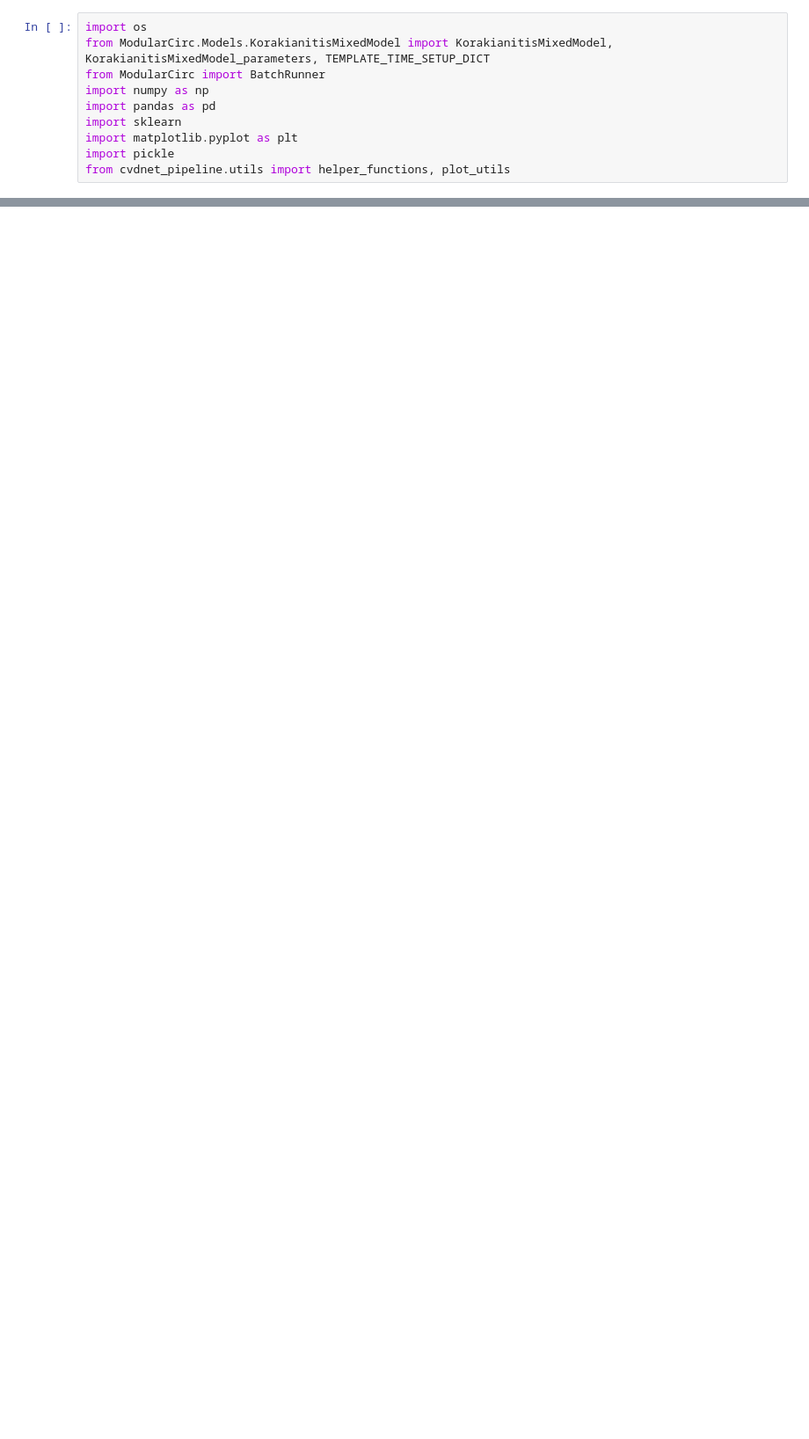
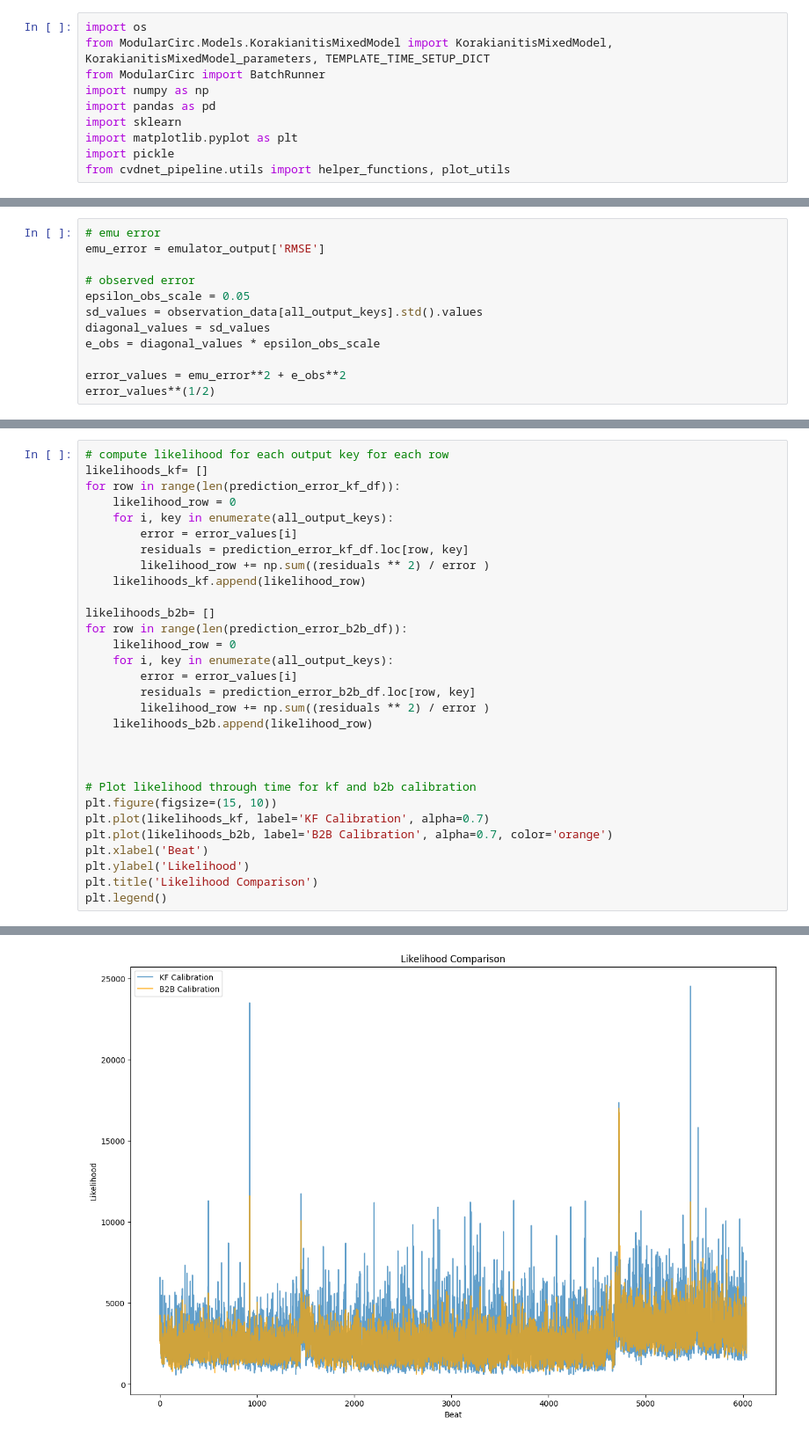
Before and after one commit to alan-turing-institute/cvd-net-pipeline, a Jupyter notebook: notebooks/comparing_emulators.ipynb, the cells around one changed output, grey strips where cells are left out. Shown at 88% size. Drawn from its saved outputs; the diff is of its cells as text; blank space fills up the shorter version.

```diff
--- a/notebooks/comparing_emulators.ipynb
+++ b/notebooks/comparing_emulators.ipynb
@@ -110,0 +225,12 @@ model_error = np.array(emulator_output['RMSE']).reshape(14,1)
+# %%
+# emu error
+emu_error = emulator_output['RMSE']
+
+# observed error
+epsilon_obs_scale = 0.05
+sd_values = observation_data[all_output_keys].std().values
+diagonal_values = sd_values
+e_obs = diagonal_values * epsilon_obs_scale
+
+error_values = emu_error**2 + e_obs**2
+error_values**(1/2)
@@ -110,0 +253,31 @@ model_error = np.array(emulator_output['RMSE']).reshape(14,1)
+# %%
+# compute likelihood for each output key for each row
+likelihoods_kf= []
+for row in range(len(prediction_error_kf_df)):
+    likelihood_row = 0
+    for i, key in enumerate(all_output_keys):
+        error = error_values[i]
+        residuals = prediction_error_kf_df.loc[row, key]
+        likelihood_row += np.sum((residuals ** 2) / error )
+    likelihoods_kf.append(likelihood_row)
+
+likelihoods_b2b= []
+for row in range(len(prediction_error_b2b_df)):
+    likelihood_row = 0
+    for i, key in enumerate(all_output_keys):
+        error = error_values[i]
+        residuals = prediction_error_b2b_df.loc[row, key]
+        likelihood_row += np.sum((residuals ** 2) / error )
+    likelihoods_b2b.append(likelihood_row)
+
+
+
+# Plot likelihood through time for kf and b2b calibration
+plt.figure(figsize=(15, 10))
+plt.plot(likelihoods_kf, label='KF Calibration', alpha=0.7)
+plt.plot(likelihoods_b2b, label='B2B Calibration', alpha=0.7, color='orange')
+plt.xlabel('Beat')
+plt.ylabel('Likelihood')
+plt.title('Likelihood Comparison')
+plt.legend()
+# %% [output]
@@ -110,0 +285 @@ model_error = np.array(emulator_output['RMSE']).reshape(14,1)
+[figure, added]
```
Also changed, not shown: parts of 7 cells of this notebook, 7 other files.
